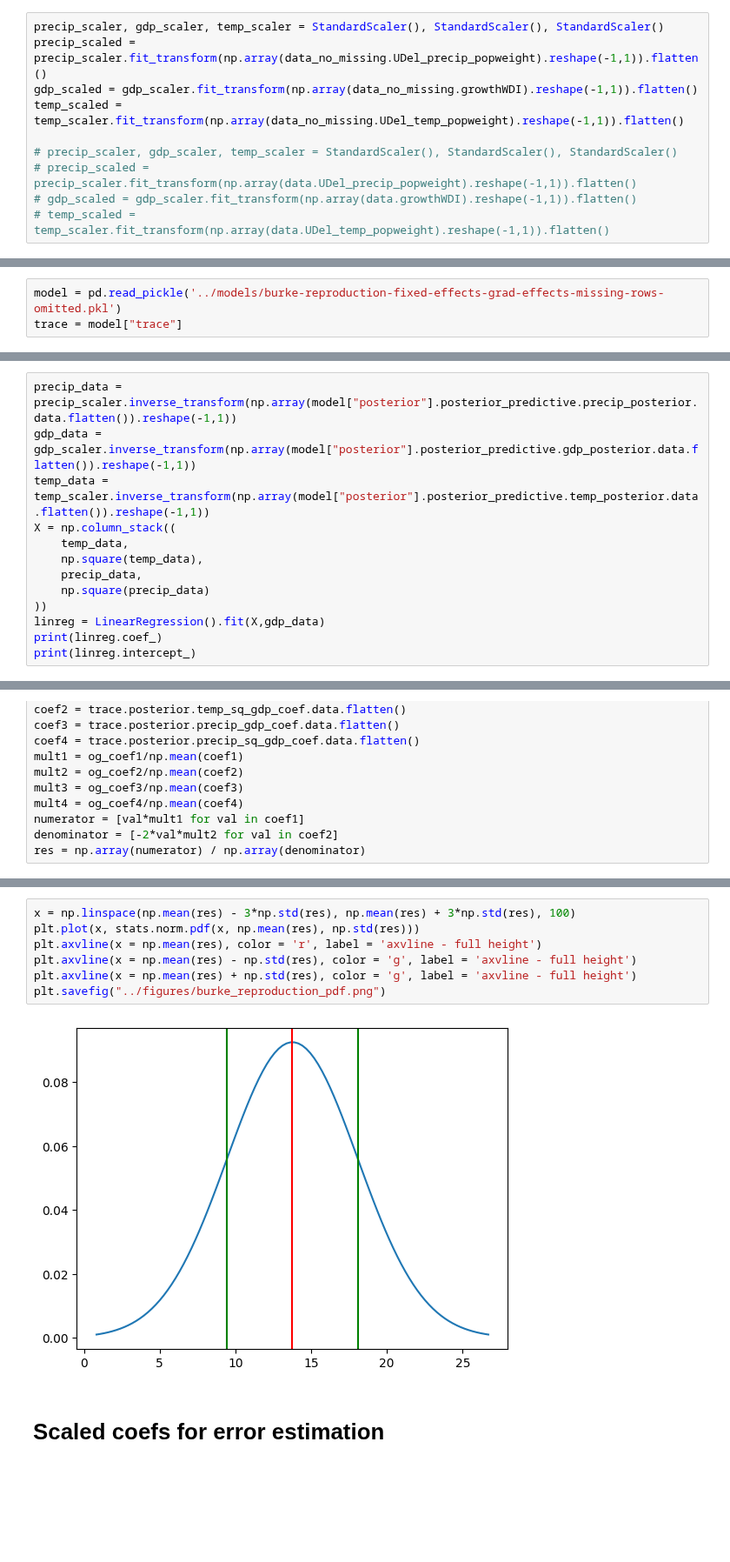
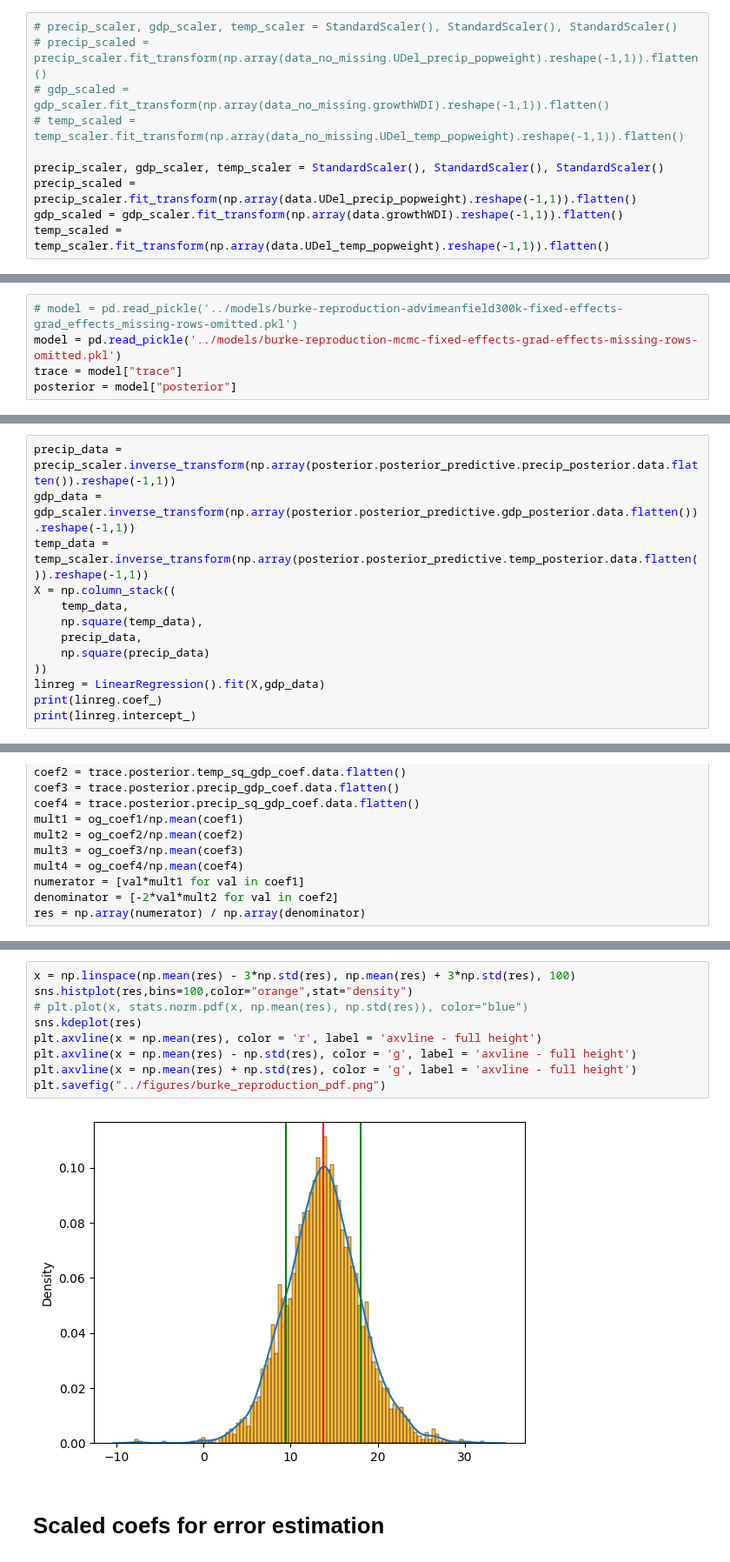
Before and after one commit to greenguy33/environmental-bayesian-modeling, a Jupyter notebook: notebooks/Burke_paper_reproduction.ipynb, the cells around one changed output, grey strips where cells are left out. Shown at 87% size. Drawn from its saved outputs; the diff is of its cells as text; blank space fills up the shorter version.

Commit message:
working on burke

```diff
--- a/notebooks/Burke_paper_reproduction.ipynb
+++ b/notebooks/Burke_paper_reproduction.ipynb
@@ -43,15 +43,15 @@ print(linreg.intercept_)
 [[ 8.38589795e-04 -4.50499041e-05  3.81664518e-06 -3.22334981e-10]]
 [0.01702781]
 # %%
+# precip_scaler, gdp_scaler, temp_scaler = StandardScaler(), StandardScaler(), StandardScaler()
+# precip_scaled = precip_scaler.fit_transform(np.array(data_no_missing.UDel_precip_popweight).reshape(-1,1)).flatten()
+# gdp_scaled = gdp_scaler.fit_transform(np.array(data_no_missing.growthWDI).reshape(-1,1)).flatten()
+# temp_scaled = temp_scaler.fit_transform(np.array(data_no_missing.UDel_temp_popweight).reshape(-1,1)).flatten()
+
 precip_scaler, gdp_scaler, temp_scaler = StandardScaler(), StandardScaler(), StandardScaler()
-precip_scaled = precip_scaler.fit_transform(np.array(data_no_missing.UDel_precip_popweight).reshape(-1,1)).flatten()
-gdp_scaled = gdp_scaler.fit_transform(np.array(data_no_missing.growthWDI).reshape(-1,1)).flatten()
-temp_scaled = temp_scaler.fit_transform(np.array(data_no_missing.UDel_temp_popweight).reshape(-1,1)).flatten()
-
-# precip_scaler, gdp_scaler, temp_scaler = StandardScaler(), StandardScaler(), StandardScaler()
-# precip_scaled = precip_scaler.fit_transform(np.array(data.UDel_precip_popweight).reshape(-1,1)).flatten()
-# gdp_scaled = gdp_scaler.fit_transform(np.array(data.growthWDI).reshape(-1,1)).flatten()
-# temp_scaled = temp_scaler.fit_transform(np.array(data.UDel_temp_popweight).reshape(-1,1)).flatten()
+precip_scaled = precip_scaler.fit_transform(np.array(data.UDel_precip_popweight).reshape(-1,1)).flatten()
+gdp_scaled = gdp_scaler.fit_transform(np.array(data.growthWDI).reshape(-1,1)).flatten()
+temp_scaled = temp_scaler.fit_transform(np.array(data.UDel_temp_popweight).reshape(-1,1)).flatten()
 # %% [markdown]
 # year and country fixed effect coefficient matrices
 # %%
@@ -156,6 +153,8 @@ fig.show()
 # %%
-model = pd.read_pickle('../models/burke-reproduction-fixed-effects-grad-effects-missing-rows-omitted.pkl')
+# model = pd.read_pickle('../models/burke-reproduction-advimeanfield300k-fixed-effects-grad_effects_missing-rows-omitted.pkl')
+model = pd.read_pickle('../models/burke-reproduction-mcmc-fixed-effects-grad-effects-missing-rows-omitted.pkl')
 trace = model["trace"]
+posterior = model["posterior"]
 # %%
 print(np.mean(trace.posterior.temp_gdp_coef.data))
 print(np.mean(trace.posterior.temp_sq_gdp_coef.data))
@@ -171,9 +170,9 @@ print(np.mean(trace.posterior.gdp_intercept.data))
 # %% [markdown]
 # Confirm that unscaled samples lead to correct coefficients
 # %%
-precip_data = precip_scaler.inverse_transform(np.array(model["posterior"].posterior_predictive.precip_posterior.data.flatten()).reshape(-1,1))
-gdp_data = gdp_scaler.inverse_transform(np.array(model["posterior"].posterior_predictive.gdp_posterior.data.flatten()).reshape(-1,1))
-temp_data = temp_scaler.inverse_transform(np.array(model["posterior"].posterior_predictive.temp_posterior.data.flatten()).reshape(-1,1))
+precip_data = precip_scaler.inverse_transform(np.array(posterior.posterior_predictive.precip_posterior.data.flatten()).reshape(-1,1))
+gdp_data = gdp_scaler.inverse_transform(np.array(posterior.posterior_predictive.gdp_posterior.data.flatten()).reshape(-1,1))
+temp_data = temp_scaler.inverse_transform(np.array(posterior.posterior_predictive.temp_posterior.data.flatten()).reshape(-1,1))
 X = np.column_stack((
     temp_data,
     np.square(temp_data),
@@ -211,12 +210,14 @@ print(np.mean(res) - np.std(res), np.mean(res) + np.std(res))
 # %%
 x = np.linspace(np.mean(res) - 3*np.std(res), np.mean(res) + 3*np.std(res), 100)
-plt.plot(x, stats.norm.pdf(x, np.mean(res), np.std(res)))
+sns.histplot(res,bins=100,color="orange",stat="density")
+# plt.plot(x, stats.norm.pdf(x, np.mean(res), np.std(res)), color="blue")
+sns.kdeplot(res)
 plt.axvline(x = np.mean(res), color = 'r', label = 'axvline - full height')
 plt.axvline(x = np.mean(res) - np.std(res), color = 'g', label = 'axvline - full height')
 plt.axvline(x = np.mean(res) + np.std(res), color = 'g', label = 'axvline - full height')
 plt.savefig("../figures/burke_reproduction_pdf.png")
 # %% [output]
-[figure, old version]
+[figure, new version]
 # %% [markdown]
 # Scaled coefs for error estimation
 # %%
```
Also changed, not shown: parts of 10 cells of this notebook, 1 other file.
